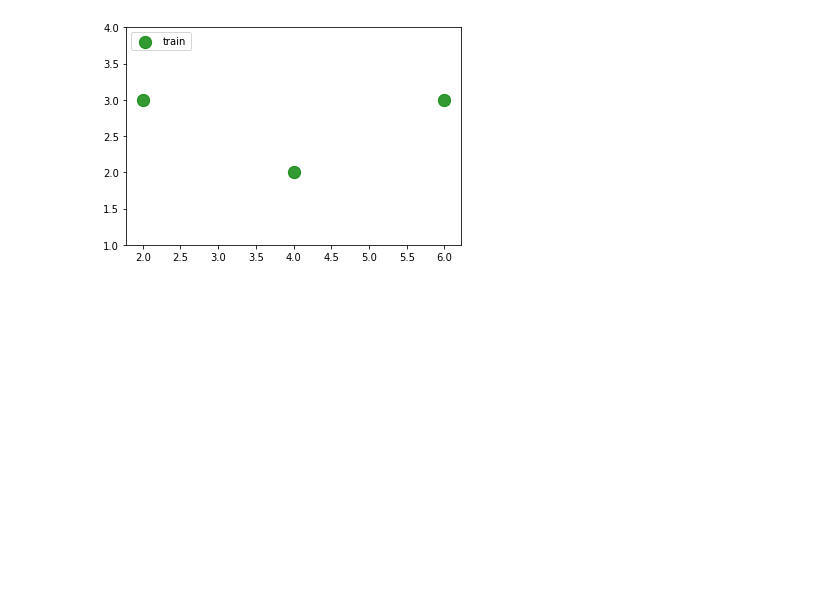
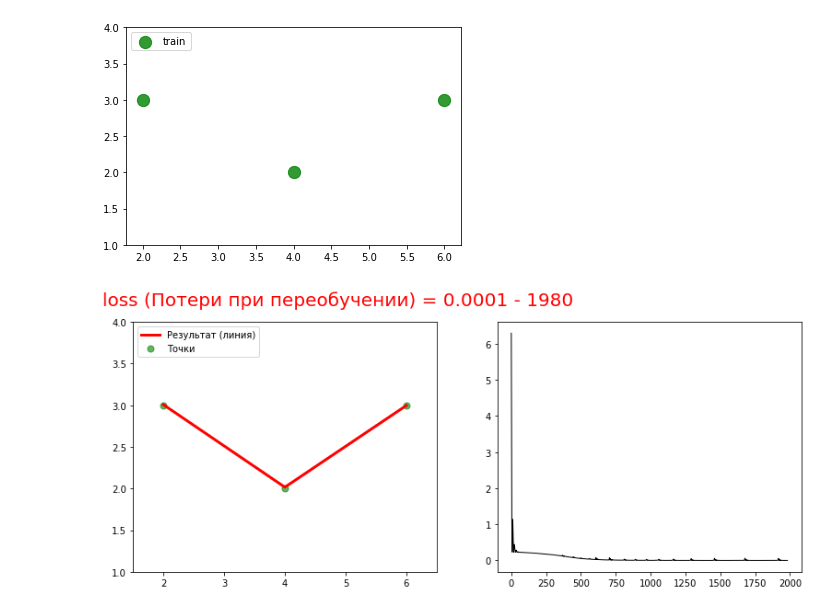
Before and after one commit to iKPetr/ai, a Jupyter notebook: neiron001.ipynb, the cells around one changed output. Cells and saved outputs as stored; diff of their text form; code cells hidden in the pictures; blank space fills up the shorter version.

```diff
--- a/neiron001.ipynb
+++ b/neiron001.ipynb
@@ -12,3 +17,59 @@ plt.ylim((1, 4))
 plt.show()
 # %% [output]
 [figure]
+# %%
+net_1 = torch.nn.Sequential(
+    torch.nn.Linear(1, 6,bias=False),
+    torch.nn.Sigmoid(),
+    torch.nn.Linear(6, 5,bias=False),
+    torch.nn.Sigmoid(),
+    torch.nn.Linear(5, 1,bias=False)
+)
+# %%
+
+
+optimizer_ofit = torch.optim.Adam(net_1.parameters(), lr=0.1)
+# Создает критерий, который измеряет среднюю квадратическую ошибку (квадратную норму L2) между каждым элементом на входе x и целевым y
+loss_func = torch.nn.MSELoss()
+error = []
+
+epoch = 2000
+for t in range(epoch):
+    # Получим ответ сети на х наборе данных
+    pred = net_1(x)
+    # получим ошибку, ошибка будет одно число item() - возвращает значение тензора, как стандартное пайтон число, только для 1го значения
+    loss = loss_func(pred, y)
+    error.append(loss.data.item())
+    # Cделаем шаг градиентного спуска
+    optimizer_ofit.zero_grad()
+    loss.backward()
+    optimizer_ofit.step()
+
+    if t % 20 == 0:
+        # очищает выход текущей ячейки, wait - ждать пока будет новые данных
+        clear_output(wait=True)
+        # Метод Sleep() приостанавливает выполнение на заданное количество секунд.
+        sleep(0.05)
+
+        fig = plt.figure()
+        # первое - количество строк;второе - количество столбцовтретье - индекс ячейки.
+        ax1 = fig.add_subplot(1,2,1)
+        ax1.text(1, 4.2, 'loss (Потери при переобучении) = %.4f - %s' %(loss,t), fontdict={'size': 20, 'color':  'red'})
+        ax1.scatter(x.data.numpy(), y.data.numpy(), c='g', s=50, alpha=0.6, label='Точки')
+        plt.plot(x.data.numpy(), pred.data.numpy(), c='r', lw=3, label='Результат (линия)')
+        # место вывода легенды
+        ax1.legend(loc='upper left');
+        plt.ylim((1, 4))
+        plt.xlim((1.5, 6.5))
+
+        ax2 = fig.add_subplot(1,2,2)
+        Xe = []
+        for ep in range(t+1):
+          Xe.append(ep+1)
+        ax2.plot(Xe,error, color="black",linewidth=1)
+
+        fig.set_figwidth(13) #  ширина и
+        fig.set_figheight(5) #  высота "Figure"
+        plt.show()
+# %% [output]
+[figure, added]
```
Also changed, not shown: parts of 4 cells of this notebook.
